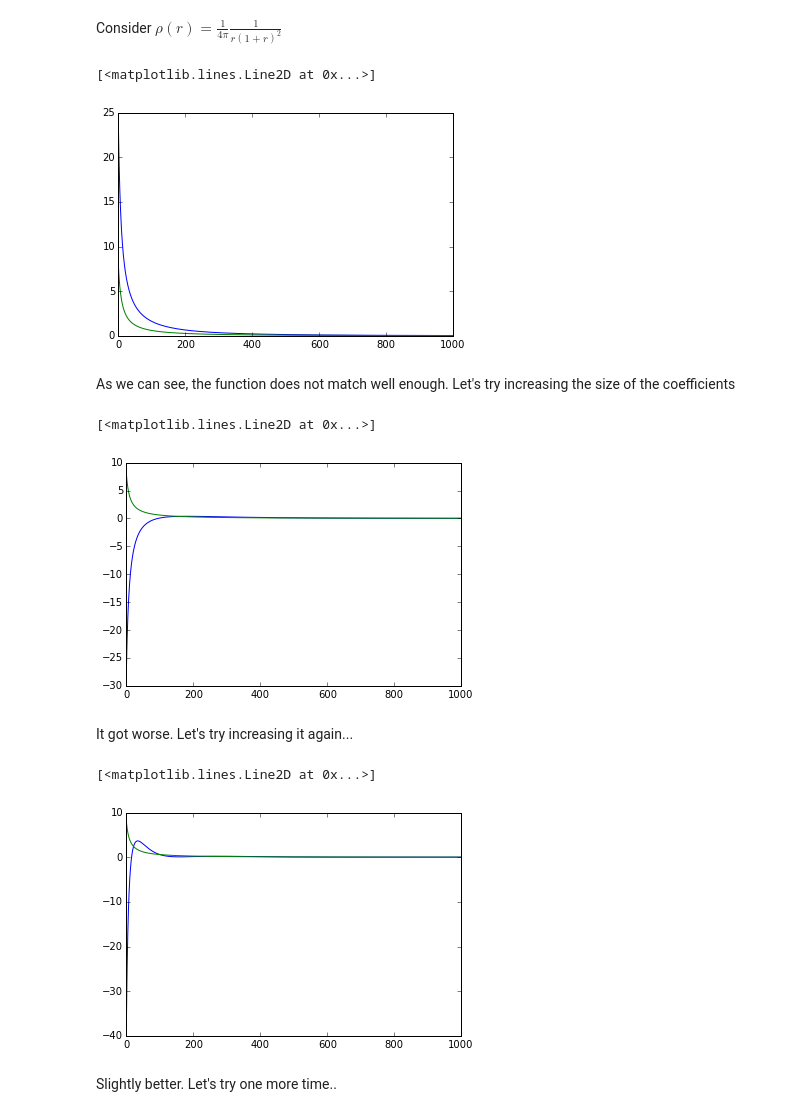
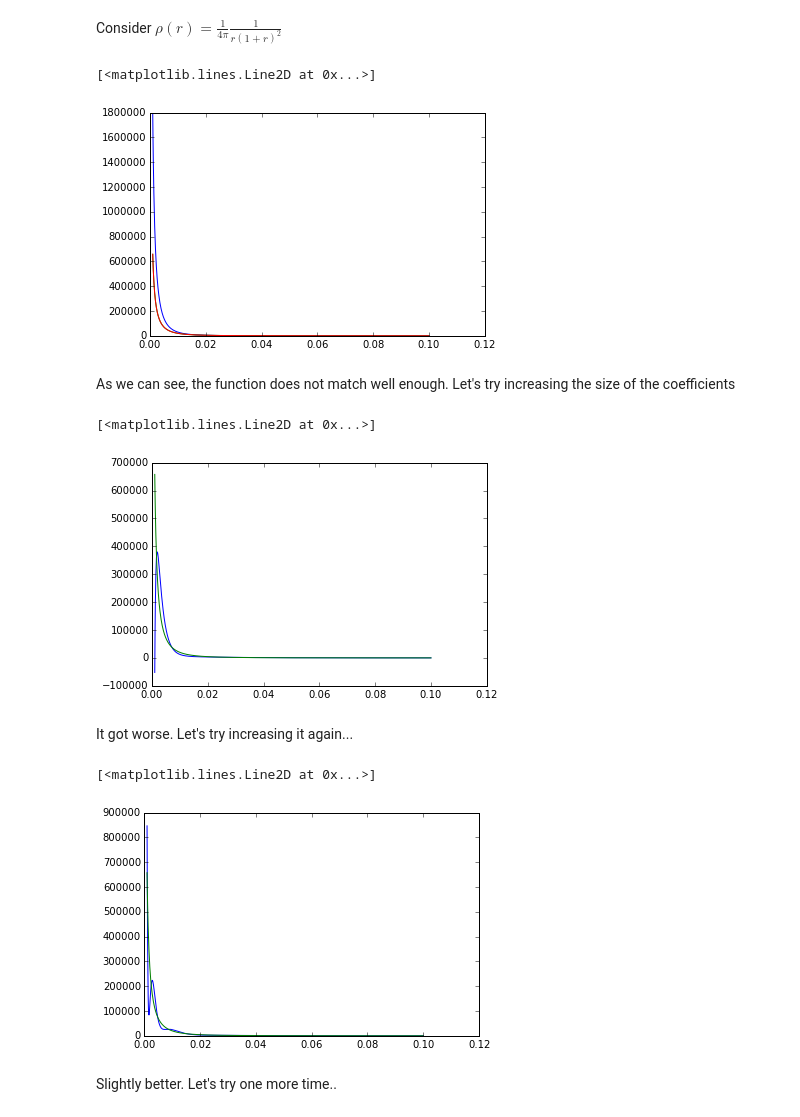
Before and after one commit to SeaifanAladdin/galpy-notebook, a Jupyter notebook: galpy/SCFPotential.ipynb, the cells around one changed output. Saved outputs shown, nothing was run; the diff lists cells and outputs as text; code cells hidden in the pictures.

```diff
--- a/galpy/SCFPotential.ipynb
+++ b/galpy/SCFPotential.ipynb
@@ -31,8 +33,8 @@ def calculateSCFDensity(r):
     return density
 # %%
-R = nu.linspace(0.01, 1., 1000)
+R = nu.linspace(0.001, .1, 1000)
 density = calculateSCFDensity(R)
-densityAnalytic = rho_Spherical(R)
+densityAnalytic = rho_Spherical(R, 2.)
 # %%
 plt.plot(R, density)
 plt.plot(R, densityAnalytic)
@@ -82,22 +84,24 @@ plt.plot(R, densityAnalytic)
 # %% [markdown]
 Consider $\rho (r) = \frac{1}{4\pi} \frac{1}{r (1 + r)^2}$
 # %%
-def rho_NFW(r):
-    return (4*nu.pi)**-1 * (r*(1 + r)**2)**-1
+def rho_NFW(r, a=1.):
+    return (4*nu.pi*a**3)**-1. * ((r/a)*(1. + r/a)**2)**-1.
 # %%
+a = .01
 Acos, Asin = compute_coeffs_spherical(rho_NFW,1)
-scf = SCFPotential(1., Acos, Asin)
+scf = SCFPotential(1., Acos, Asin, a)
 # %%
 density = calculateSCFDensity(R)
 # %%
-nfw = NFWPotential(1., 1.)
+nfw = NFWPotential(1., a)
 nfwDensity = nfw.dens(R,z)
 # %%
-plt.plot(density)
-plt.plot(nfwDensity)
+plt.plot(R, density)
+plt.plot(R, nfwDensity)
+plt.plot(R, rho_NFW(R, a))
 # %% [output]
 [<matplotlib.lines.Line2D at 0x...>]
-[figure, old version]
+[figure, new version]
 # %% [markdown]
 As we can see, the function does not match well enough. Let's try increasing the size of the coefficients
 # %%
@@ -106,10 +110,10 @@ scf = SCFPotential(1., Acos, Asin)
 density = calculateSCFDensity(R)
 # %%
-plt.plot(density)
-plt.plot(nfwDensity)
+plt.plot(R, density)
+plt.plot(R, nfwDensity)
 # %% [output]
 [<matplotlib.lines.Line2D at 0x...>]
-[figure, old version]
+[figure, new version]
 # %% [markdown]
 It got worse. Let's try increasing it again...
 # %%
@@ -118,10 +122,10 @@ scf = SCFPotential(1., Acos, Asin)
 density = calculateSCFDensity(R)
 # %%
-plt.plot(density)
-plt.plot(nfwDensity)
+plt.plot(R, density)
+plt.plot(R, nfwDensity)
 # %% [output]
 [<matplotlib.lines.Line2D at 0x...>]
-[figure, old version]
+[figure, new version]
 # %% [markdown]
 Slightly better. Let's try one more time..
 # %%
```
Also changed, not shown: parts of 13 cells of this notebook.
